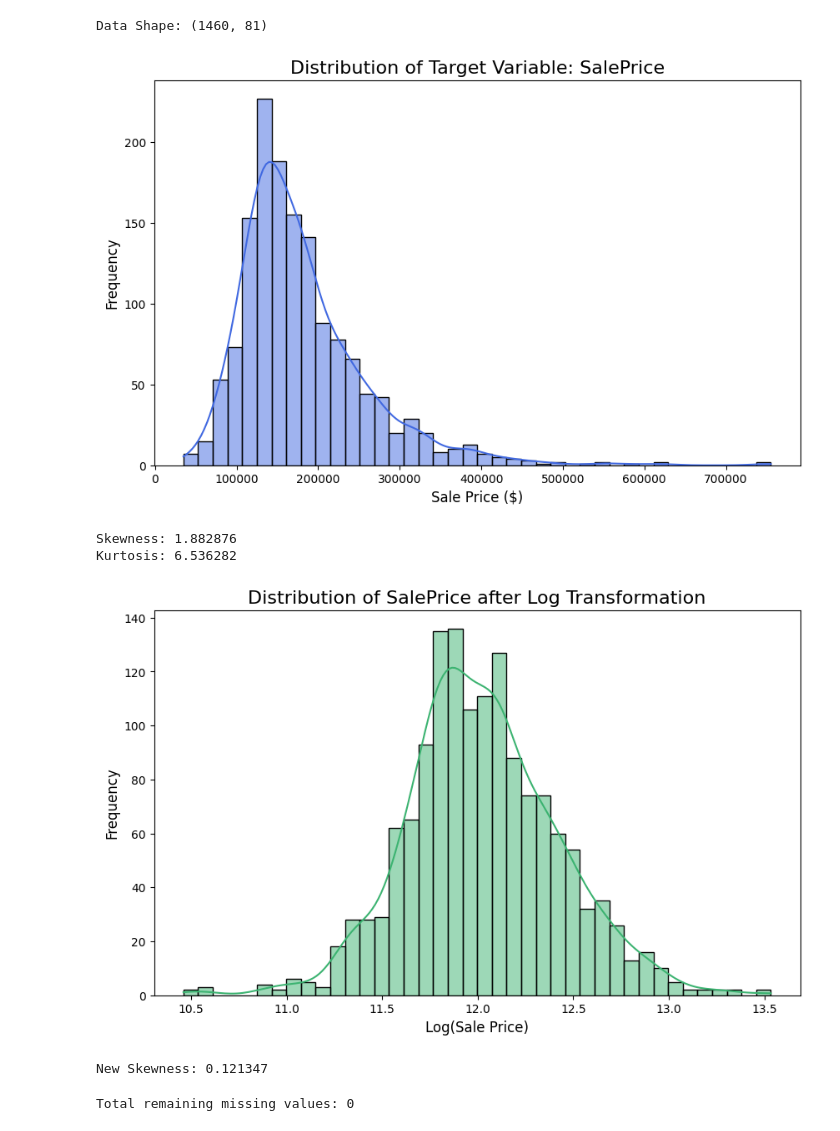
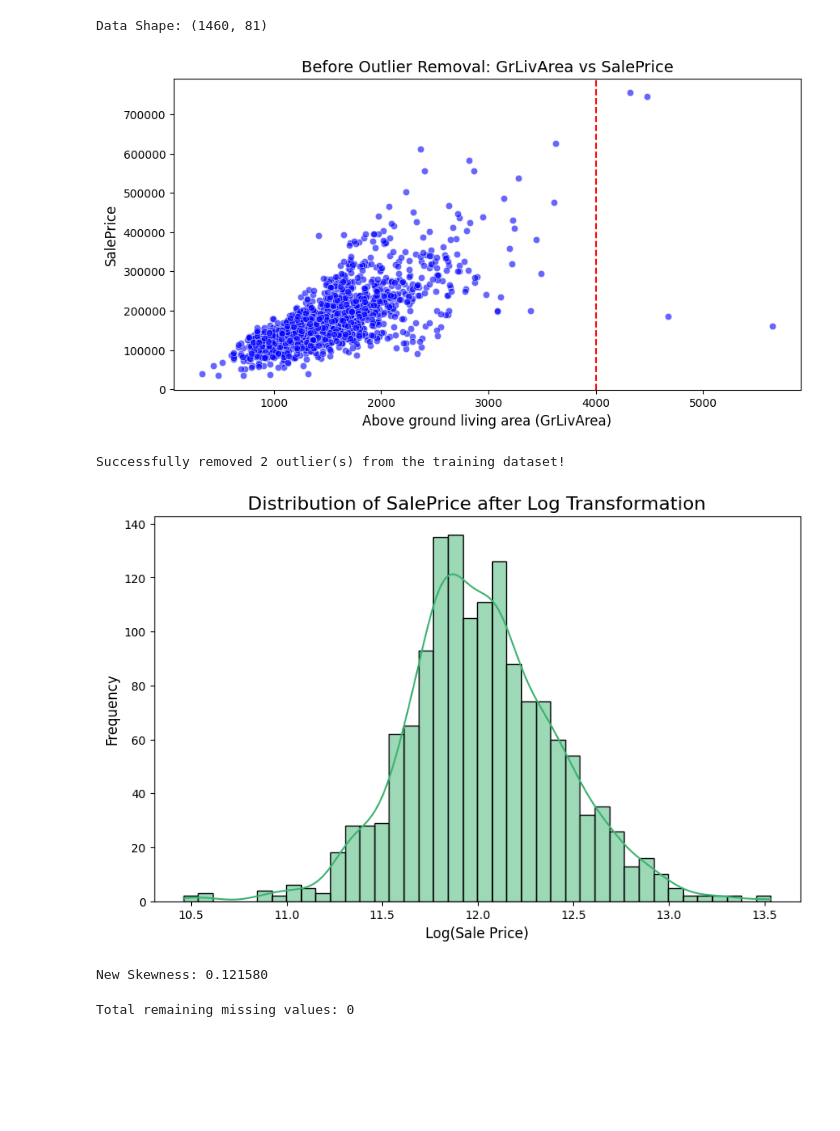
Before and after one commit to Lxwkxy/house-price-prediction, a Jupyter notebook: notebooks/house_price.ipynb, the cells around one changed output. Saved outputs shown, nothing was run; the diff lists cells and outputs as text; code cells hidden in the pictures; blank space fills up the shorter version.

```diff
--- a/notebooks/house_price.ipynb
+++ b/notebooks/house_price.ipynb
@@ -24,27 +22,29 @@ print("Data Shape:", df_train.shape)
 | 4 | 5 | 60 | RL | 84.0 | 14260 | Pave | NaN | IR1 | Lvl | ... |
 Data Shape: (1460, 81)
 # %%
-# Set the figure size for better visual presentation
-plt.figure(figsize=(10, 6))
+import matplotlib.pyplot as plt
+import seaborn as sns
 
-# Plot the distribution of the target variable 'SalePrice' with a Kernel Density Estimate (KDE) line
-sns.histplot(df_train['SalePrice'], kde=True, bins=40, color='royalblue')
-
-# Set the title and axis labels
-plt.title('Distribution of Target Variable: SalePrice', fontsize=16)
-plt.xlabel('Sale Price ($)', fontsize=12)
-plt.ylabel('Frequency', fontsize=12)
-
-# Display the plot
+# 1. Visualize the outliers before removal (look for anomalies in the bottom right corner)
+plt.figure(figsize=(10, 5))
+sns.scatterplot(x=df_train['GrLivArea'], y=df_train['SalePrice'], color='blue', alpha=0.6)
+plt.axvline(x=4000, color='red', linestyle='--')
+plt.title('Before Outlier Removal: GrLivArea vs SalePrice', fontsize=14)
+plt.xlabel('Above ground living area (GrLivArea)', fontsize=12)
+plt.ylabel('SalePrice', fontsize=12)
 plt.show()
 
-# Calculate and print statistical metrics to evaluate the distribution
-print("Skewness: %f" % df_train['SalePrice'].skew())
-print("Kurtosis: %f" % df_train['SalePrice'].kurt())
+# 2. Target and remove the specific outliers (GrLivArea > 4000 AND SalePrice < 300000)
+outliers = df_train[(df_train['GrLivArea'] > 4000) & (df_train['SalePrice'] < 300000)].index
+df_train = df_train.drop(outliers)
+
+# 3. Reset the index to maintain a clean sequence after dropping rows
+df_train = df_train.reset_index(drop=True)
+
+print(f"Successfully removed {len(outliers)} outlier(s) from the training dataset!")
 # %% [output]
-[figure, old version]
+[figure, new version]
-Skewness: 1.882876
-Kurtosis: 6.536282
+Successfully removed 2 outlier(s) from the training dataset!
 # %%
 import numpy as np
 
@@ -62,7 +62,7 @@ plt.show()
 print("New Skewness: %f" % df_train['SalePrice'].skew())
 # %% [output]
 [figure]
-New Skewness: 0.121347
+New Skewness: 0.121580
 # %%
 # Create a copy of the training data to avoid modifying the original dataframe
 df_cleaned = df_train.copy()
```
Also changed, not shown: parts of 6 cells of this notebook, 1 other file.
